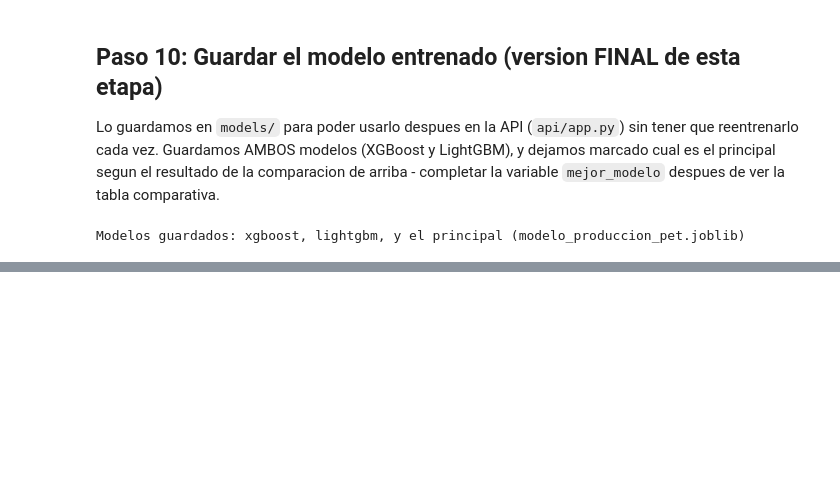
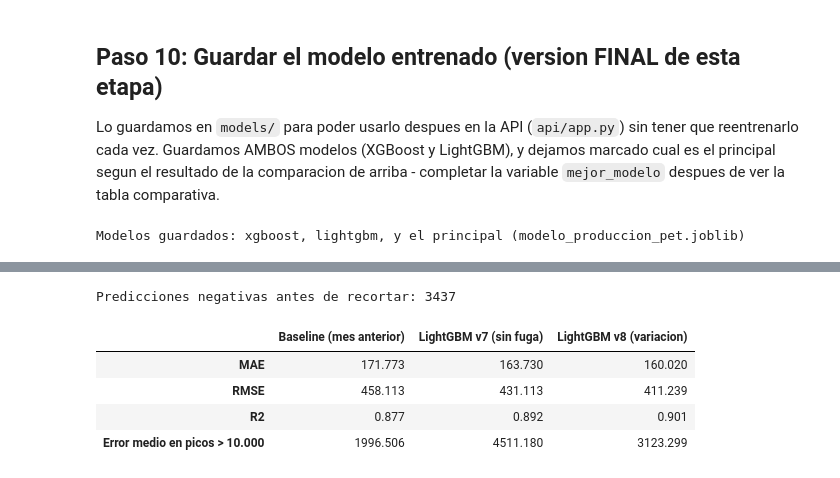
Before and after one commit to cristian-aguilera-ing/proyecto-ds-ypf, a Jupyter notebook: notebooks/03_modelado_supervisado.ipynb, the cells around one changed output, grey strips where cells are left out. Drawn from its saved outputs; the diff is of its cells as text; code cells hidden in the pictures; blank space fills up the shorter version.

Commit message:
Notebook 03: correccion de fuga en ratio_gas_petroleo, baseline y modelo de variacion

```diff
--- a/notebooks/03_modelado_supervisado.ipynb
+++ b/notebooks/03_modelado_supervisado.ipynb
@@ -486,0 +522,32 @@ para revisar como un grupo aparte en el clustering.
+# %%
+# Objetivo nuevo: cuanto CAMBIA la produccion respecto del mes anterior
+y_train_v8 = y_train_v7 - X_train_v7["prod_pet_mes_anterior"]
+
+modelo_lgbm_v8 = LGBMRegressor(
+    n_estimators=200, max_depth=5, learning_rate=0.1,
+    random_state=42, verbose=-1,
+)
+modelo_lgbm_v8.fit(X_train_v7, y_train_v8)
+
+# Prediccion final = mes anterior + variacion predicha
+variacion_predicha = modelo_lgbm_v8.predict(X_test_v7)
+predicciones_v8 = X_test_v7["prod_pet_mes_anterior"] + variacion_predicha
+
+# La produccion no puede ser negativa
+print("Predicciones negativas antes de recortar:", (predicciones_v8 < 0).sum())
+predicciones_v8 = predicciones_v8.clip(lower=0)
+
+comparacion_v8 = pd.DataFrame({
+    "Baseline (mes anterior)": metricas(y_test_v7, pred_baseline_v7, picos_v7),
+    "LightGBM v7 (sin fuga)": metricas(y_test_v7, predicciones_v7, picos_v7),
+    "LightGBM v8 (variacion)": metricas(y_test_v7, predicciones_v8, picos_v7),
+}, index=["MAE", "RMSE", "R2", "Error medio en picos > 10.000"]).round(3)
+
+comparacion_v8
+# %% [output]
+Predicciones negativas antes de recortar: 3437
+|  | Baseline (mes anterior) | LightGBM v7 (sin fuga) | LightGBM v8 (variacion) |
+| MAE | 171.773 | 163.730 | 160.020 |
+| RMSE | 458.113 | 431.113 | 411.239 |
+| R2 | 0.877 | 0.892 | 0.901 |
+| Error medio en picos > 10.000 | 1996.506 | 4511.180 | 3123.299 |
```
Also changed, not shown: parts of 9 cells of this notebook, 6 other files.
